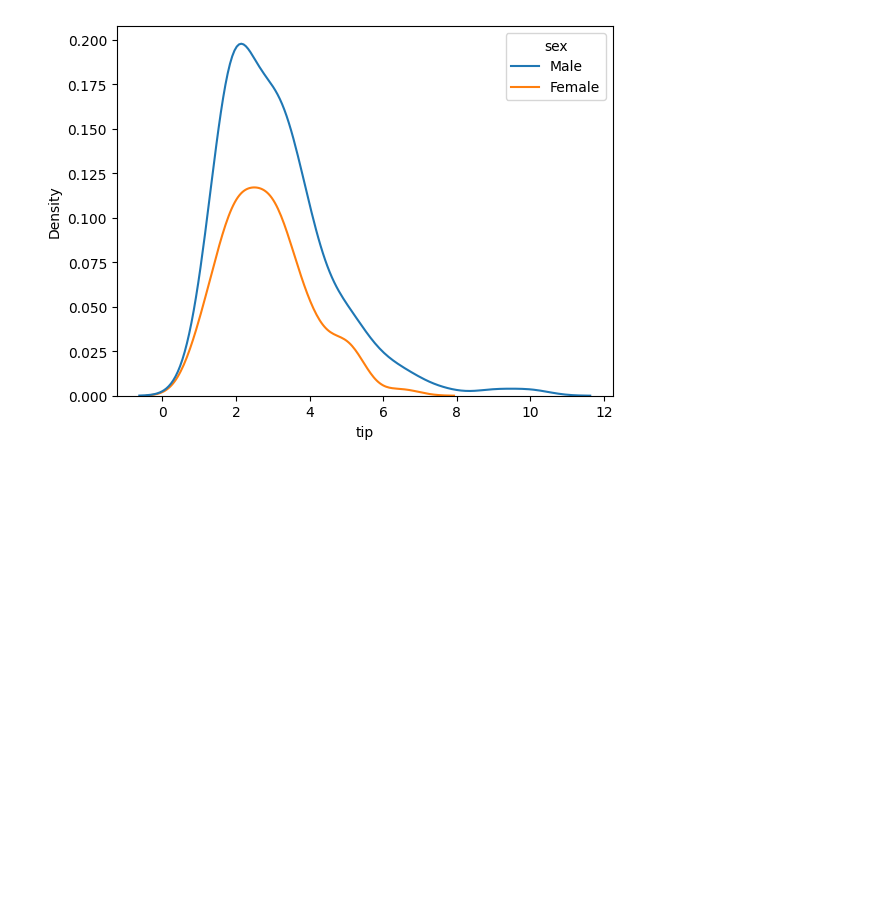
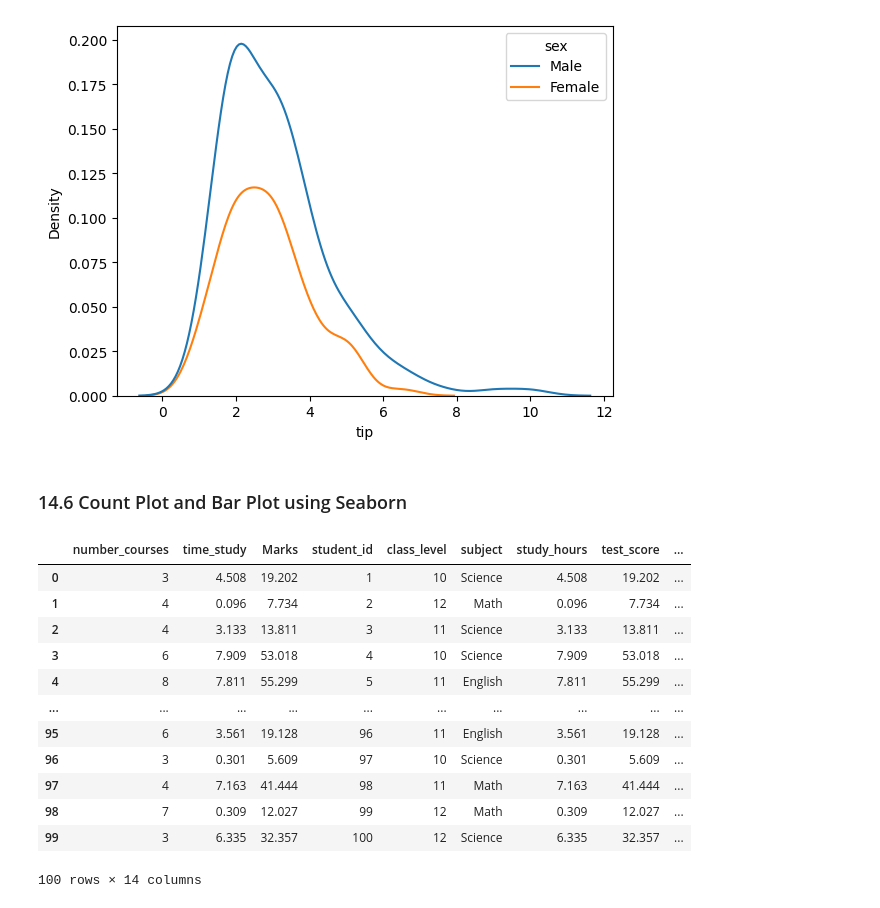
Before and after one commit to roybipro/AI-ML-learning-Phitron, a Jupyter notebook: Semister1/module-14-seaborn-plotly/seaborn-plotly.ipynb, the cells around one changed output. Cells and saved outputs as stored; diff of their text form; code cells hidden in the pictures; blank space fills up the shorter version.

```diff
--- a/Semister1/module-14-seaborn-plotly/seaborn-plotly.ipynb
+++ b/Semister1/module-14-seaborn-plotly/seaborn-plotly.ipynb
@@ -134,3 +134,21 @@ sns.kdeplot(data = tips_data, x = 'tip', hue = 'sex')
 # %% [output]
 <Axes: xlabel='tip', ylabel='Density'>
 [figure]
+# %% [markdown]
+### 14.6 Count Plot and Bar Plot using Seaborn
+# %%
+student
+# %% [output]
+|  | number_courses | time_study | Marks | student_id | class_level | subject | study_hours | test_score | ... |
+| 0 | 3 | 4.508 | 19.202 | 1 | 10 | Science | 4.508 | 19.202 | ... |
+| 1 | 4 | 0.096 | 7.734 | 2 | 12 | Math | 0.096 | 7.734 | ... |
+| 2 | 4 | 3.133 | 13.811 | 3 | 11 | Science | 3.133 | 13.811 | ... |
+| 3 | 6 | 7.909 | 53.018 | 4 | 10 | Science | 7.909 | 53.018 | ... |
+| 4 | 8 | 7.811 | 55.299 | 5 | 11 | English | 7.811 | 55.299 | ... |
+| ... | ... | ... | ... | ... | ... | ... | ... | ... | ... |
+| 95 | 6 | 3.561 | 19.128 | 96 | 11 | English | 3.561 | 19.128 | ... |
+| 96 | 3 | 0.301 | 5.609 | 97 | 10 | Science | 0.301 | 5.609 | ... |
+| 97 | 4 | 7.163 | 41.444 | 98 | 11 | Math | 7.163 | 41.444 | ... |
+| 98 | 7 | 0.309 | 12.027 | 99 | 12 | Math | 0.309 | 12.027 | ... |
+| 99 | 3 | 6.335 | 32.357 | 100 | 12 | Science | 6.335 | 32.357 | ... |
+100 rows × 14 columns
```
Also changed, not shown: parts of 3 cells of this notebook.
